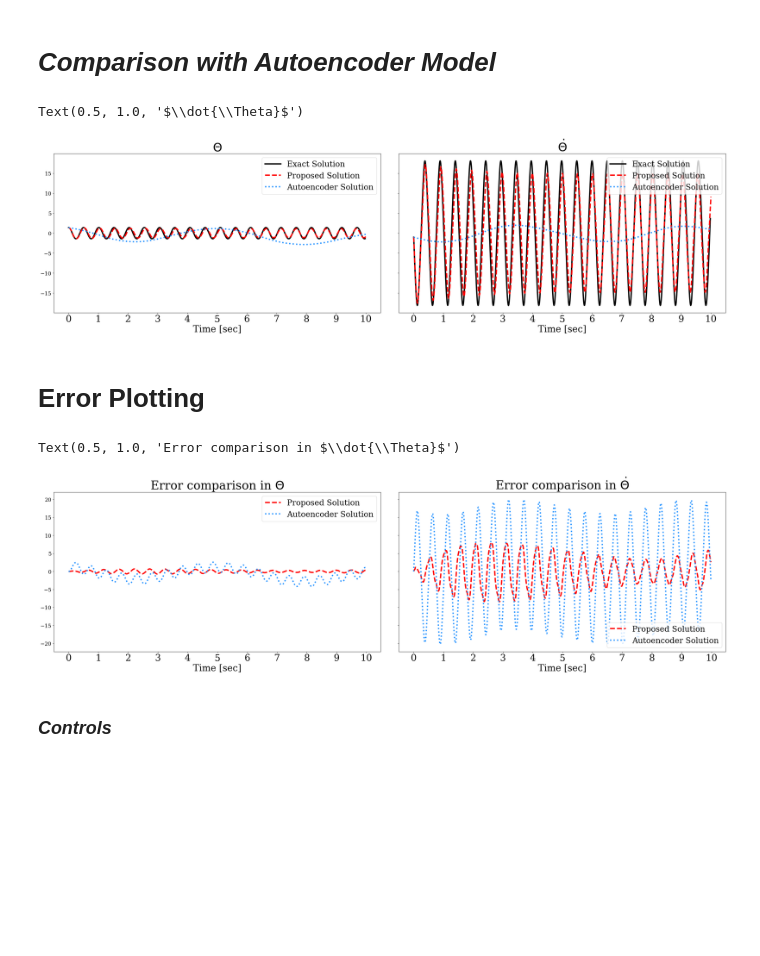
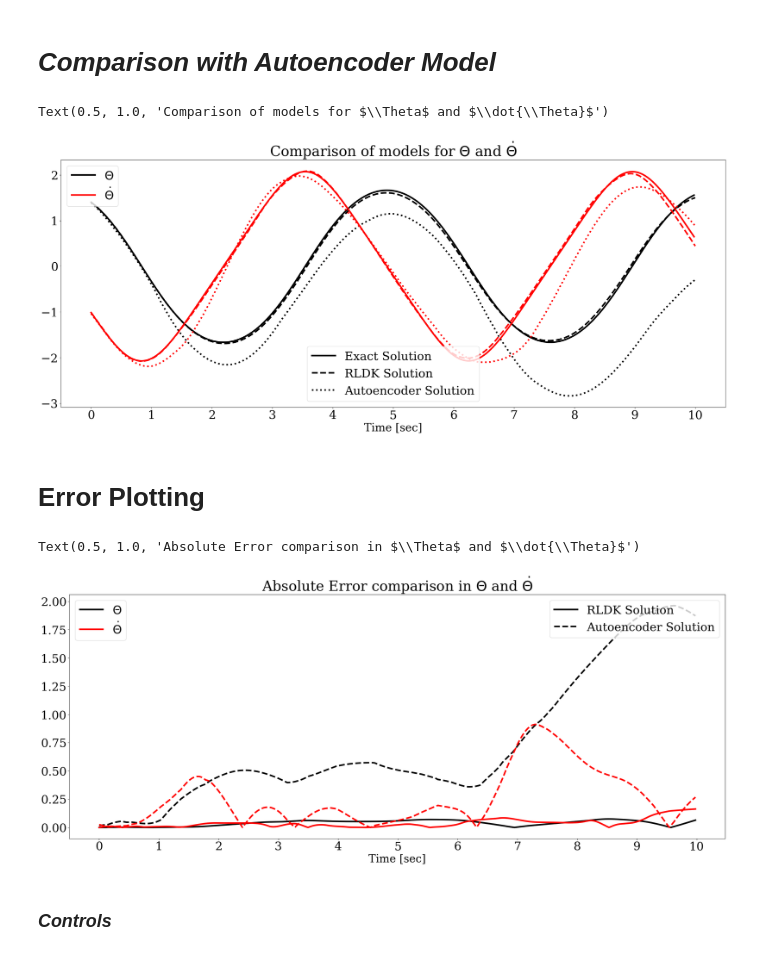
Before and after one commit to tiwari-research-group/Koopman-Control-No-Decoder, a Jupyter notebook: No_Decoder_Pendulum_Noisy.ipynb, the cells around one changed output. Saved outputs shown, nothing was run; the diff lists cells and outputs as text; code cells hidden in the pictures; blank space fills up the shorter version.

```diff
--- a/No_Decoder_Pendulum_Noisy.ipynb
+++ b/No_Decoder_Pendulum_Noisy.ipynb
@@ -70,7 +75,7 @@ line = ['-', '--', '-.', ':', '-']
 for i in range(5):
     x = data_x[i,:,0].cpu() # current state
     ax.plot(x, linestyle = line[i], color = colour[i], label = 'Initial Condition %s' % int(i+1), linewidth=3)
-    ax.legend(fontsize=10)
+    ax.legend(fontsize=18)
 plt.rc('xtick', labelsize=16)
 plt.rc('ytick', labelsize=16)
 plt.xticks([0, 25, 50, 75, 100, 125, 150, 175, 200], [0, 0.25, 0.5, 0.75, 1, 1.25, 1.5, 1.75, 2])
@@ -282,8 +340,8 @@ plt.show()
 ## *Load Best Model*
 # %%
 # loading the best NN model and Koopman matrices
-modelen = torch.load('bestpen-model.pt')
-with open('pend_objs.pkl', 'rb') as f:
+modelen = torch.load('bestpen-model (used in paper).pt')
+with open('pend_objs (used in paper).pkl', 'rb') as f:
     B_best, K_best = pickle.load(f)
 # %% [markdown]
 # ***One-Step Prediction Test Case***
@@ -349,7 +415,7 @@ sol = np.empty([nx,])
 # simulation
 i = 0
 for t in time:
-    u_dt = 1*torch.Tensor(1,1).uniform_(-1, 1) # random control input
+    u_dt = 0*torch.Tensor(1,1).uniform_(-1, 1) # random control input
     save_u = np.vstack((save_u, u_dt)) # saving control history
     next_phi = torch.matmul(K_best.cpu(),x_in).cpu() + torch.matmul(B_best.cpu(),u_dt).cpu() # linear dynamics with Koopman matrices
     next_state = torch.matmul(P.cpu(),next_phi).cpu() # correction step
@@ -372,13 +438,19 @@ fig, ax = plt.subplots(1, 2, sharex = 'col', sharey = 'row', figsize = (30, 8))
 fig.tight_layout(pad = 3.0)
 colours = ['black', 'red','deepskyblue']
 line = ['-', '--',':']
+plot_lines = []
 for i in range(2):
-    p1 = ax[i].plot(newx[i,:].detach(), color=colours[0], linestyle=line[0], label='Exact Solution', linewidth=4)
-    p2 = ax[i].plot(new_states[i,:].detach(), color=colours[1], linestyle=line[1], label='Proposed Solution', linewidth=4)
-    ax[i].legend(fontsize=24)
+    p1, = ax[i].plot(newx[i,:].detach(), color=colours[0], linestyle=line[0], label='Exact Solution', linewidth=4)
+    p2, = ax[i].plot(new_states[i,:].detach(), color=colours[1], linestyle=line[1], label='RLDK Solution', linewidth=4)
     ax[i].set_xticks([0, 100, 200, 300, 400, 500, 600, 700, 800, 900, 1000], [0, 1, 2, 3, 4, 5, 6, 7, 8, 9, 10], fontsize=28)
     ax[i].set_xlabel("Time [sec]", fontsize = 28)
+    ax[i].legend(fontsize=30)
+    # plot_lines.append([p1, p2])
+# legend1 = ax.legend(plot_lines[0], ['Exact Solution', 'RLDK Solution'], fontsize=30, loc=4)
+# ax.add_artist(legend1)
+# ax.legend([p[0] for p in plot_lines], ['$\Theta$', '$\dot{\Theta}$'], loc=2, fontsize=30)
 ax[0].set_ylabel('', fontsize = 22)
+ax[0].tick_params(labelsize=30)
 ax[0].set_title("$\Theta$", fontsize=36)
 ax[1].set_title("$\dot{\Theta}$", fontsize=36)
 # %% [output]
@@ -428,68 +500,77 @@ save_u = np.empty([m,])
 xk = torch.tensor([x_init[0,0], x_init[0,1]])
 sol = np.empty([nx,])
 
 # simulation
 i = 0
 for t in time:
     u_dt = 0*torch.Tensor(1,1).uniform_(-1, 1) # no control input (Autoencoder model was not built with control)
     save_u = np.vstack((save_u, u_dt)) # saving control history
     next_phi = torch.matmul(K_best.cpu(),x_in).cpu() + torch.matmul(B_best.cpu(),u_dt).cpu() # linear dynamics with Koopman matrices
     next_state = torch.matmul(P.cpu(),next_phi).cpu() # correction step
     next_state_encoded = torch.transpose(modelen(torch.transpose(next_state,0,1).to(device)),0,1) # lifting the next state for next iteration
     next_phi = torch.cat((next_state.to(device),next_state_encoded),0).cpu() # stacking original state on observables
     x_in = next_phi # reinitializing for next iteration
     new_states = torch.hstack([new_states, next_state]).cpu() # saving solution history
     i = i+1
 
     # nonlinear solution
     uk = u_dt[0]
     sol = np.vstack((sol, xk))
     xk = rk4(pendfunc, t, xk, uk, dt) # RK4 approximation of solution
 
 sol = torch.FloatTensor(sol)
 newx = torch.transpose(sol[1:-1,:],0,1)
 
 # Plotting
-fig, ax = plt.subplots(1, 2, sharex = 'col', sharey = 'row', figsize = (30, 8))
+fig, ax = plt.subplots(1, 1, sharex = 'col', sharey = 'row', figsize = (25, 10))
 fig.tight_layout(pad = 3.0)
 colours = ['black', 'red', 'dodgerblue']
+state = ['$\Theta$', '$\dot{\Theta}$']
 line = ['-', '--',':']
+plot_lines = []
 for i in range(2):
-    p1 = ax[i].plot(newx[i,:].detach(), color=colours[0], linestyle=line[0], label='Exact Solution', linewidth=4)
-    p2 = ax[i].plot(new_states[i,:].detach(), color=colours[1], linestyle=line[1], label='Proposed Solution', linewidth=4)
-    p3 = ax[i].plot(decoder_states[i,:].detach(), color=colours[2], linestyle=line[2], label='Autoencoder Solution', linewidth=4)
-    ax[i].legend(fontsize=24)
-    ax[i].set_xticks([0, 100, 200, 300, 400, 500, 600, 700, 800, 900, 1000], [0, 1, 2, 3, 4, 5, 6, 7, 8, 9, 10], fontsize=28)
-    ax[i].set_xlabel("Time [sec]", fontsize = 28)
-ax[0].set_ylabel('', fontsize = 22)
-ax[0].set_title("$\Theta$", fontsize=36)
-ax[1].set_title("$\dot{\Theta}$", fontsize=36)
+    p1, = ax.plot(newx[i,:].detach(), color=colours[i], linestyle=line[0], label='Exact Solution', linewidth=4)
+    p2, = ax.plot(new_states[i,:].detach(), color=colours[i], linestyle=line[1], label='RLDK Solution', linewidth=4)
+    p3, = ax.plot(decoder_states[i,:].detach(), color=colours[i], linestyle=line[2], label='Autoencoder Solution', linewidth=4)
+    ax.set_xticks([0, 100, 200, 300, 400, 500, 600, 700, 800, 900, 1000], [0, 1, 2, 3, 4, 5, 6, 7, 8, 9, 10], fontsize=28)
+    ax.set_xlabel("Time [sec]", fontsize = 28)
+    plot_lines.append([p1, p2, p3])
+legend1 = ax.legend(plot_lines[0], ['Exact Solution', 'RLDK Solution', 'Autoencoder Solution'], fontsize=30, loc=8)
+ax.add_artist(legend1)
+ax.legend([p[0] for p in plot_lines], ['$\Theta$', '$\dot{\Theta}$'], loc=2, fontsize=30)
+ax.set_ylabel('', fontsize = 22)
+ax.tick_params(labelsize=30)
+ax.set_title("Comparison of models for $\Theta$ and $\dot{\Theta}$", fontsize=36)
 # %% [output]
-Text(0.5, 1.0, '$\\dot{\\Theta}$')
+Text(0.5, 1.0, 'Comparison of models for $\\Theta$ and $\\dot{\\Theta}$')
-[figure, old version]
+[figure, new version]
 # %% [markdown]
 # **Error Plotting**
 # %%
-error_phi_new = new_states[:,:999] - newx # error for proposed model
-error_phi_old = decoder_states[:,:999] - newx # error for autoencoder model
+error_phi_new = torch.abs(new_states[:,:999] - newx) # error for proposed model
+error_phi_old = torch.abs(decoder_states[:,:999] - newx) # error for autoencoder model
 
 # Plotting
-fig, ax = plt.subplots(1, 2, sharex = 'col', sharey = 'row', figsize = (30, 8))
+fig, ax = plt.subplots(1, 1, sharex = 'col', sharey = 'row', figsize = (25, 10))
 fig.tight_layout(pad = 3.0)
 colours = ['black', 'red','dodgerblue']
 line = ['-', '--',':']
+error_lines = []
 for i in range(2):
-    p2 = ax[i].plot(error_phi_new[i,:].detach(), color=colours[1], linestyle=line[1], label='Proposed Solution', linewidth=4)
-    p3 = ax[i].plot(error_phi_old[i,:].detach(), color=colours[2], linestyle=line[2], label='Autoencoder Solution', linewidth=4)
-    ax[i].legend(fontsize=24)
-    ax[i].set_xticks([0, 100, 200, 300, 400, 500, 600, 700, 800, 900, 1000], [0, 1, 2, 3, 4, 5, 6, 7, 8, 9, 10], fontsize=28)
-    ax[i].set_xlabel("Time [sec]", fontsize = 28)
-ax[0].set_ylabel('', fontsize = 22)
-ax[0].set_title("Error comparison in $\Theta$", fontsize=36)
-ax[1].set_title("Error comparison in $\dot{\Theta}$", fontsize=36)
+    p1, = ax.plot(error_phi_new[i,:].detach(), color=colours[i], linestyle=line[0], label='RLDK Solution', linewidth=4)
+    p2, = ax.plot(error_phi_old[i,:].detach(), color=colours[i], linestyle=line[1], label='Autoencoder Solution', linewidth=4)
+    ax.set_xticks([0, 100, 200, 300, 400, 500, 600, 700, 800, 900, 1000], [0, 1, 2, 3, 4, 5, 6, 7, 8, 9, 10], fontsize=28)
+    ax.set_xlabel("Time [sec]", fontsize = 28)
+    error_lines.append([p1, p2])
+legend1 = ax.legend(error_lines[0], ['RLDK Solution', 'Autoencoder Solution'], fontsize=30, loc=1)
+ax.add_artist(legend1)
+ax.legend([p[0] for p in error_lines], ['$\Theta$', '$\dot{\Theta}$'], loc=2, fontsize=30)
+ax.set_ylabel('', fontsize = 22)
+ax.tick_params(labelsize=30)
+ax.set_title("Absolute Error comparison in $\Theta$ and $\dot{\Theta}$", fontsize=36)
 # %% [output]
-Text(0.5, 1.0, 'Error comparison in $\\dot{\\Theta}$')
+Text(0.5, 1.0, 'Absolute Error comparison in $\\Theta$ and $\\dot{\\Theta}$')
-[figure, old version]
+[figure, new version]
 # %% [markdown]
 ### *Controls*
 # %%
```
Also changed, not shown: parts of 12 cells of this notebook.
